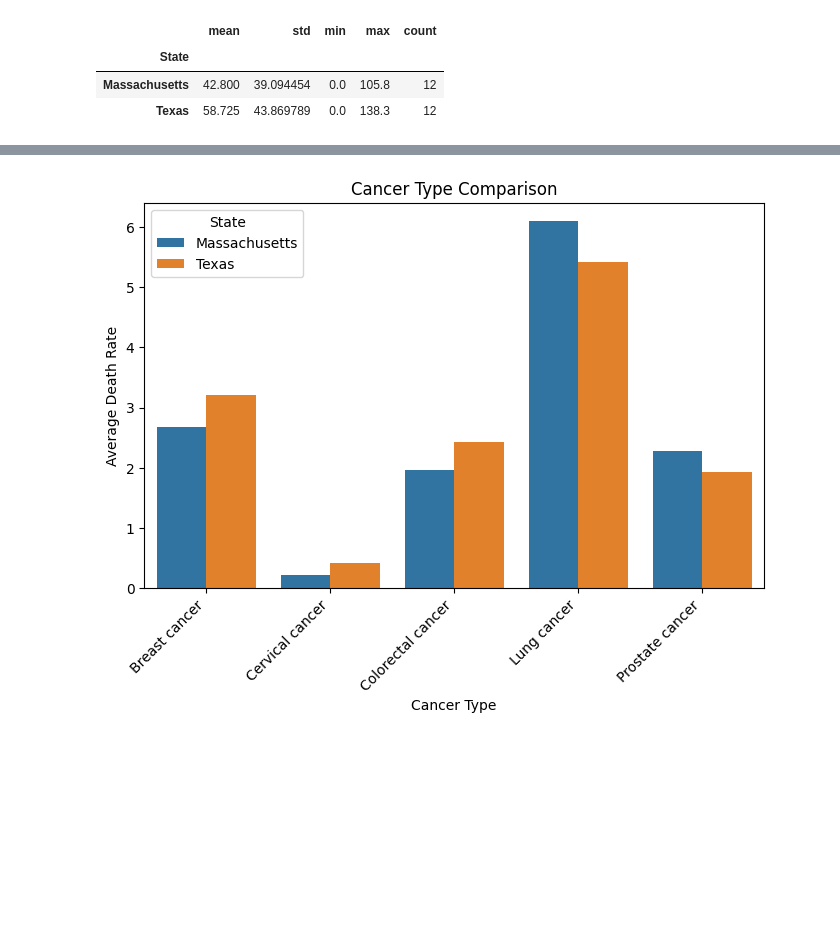
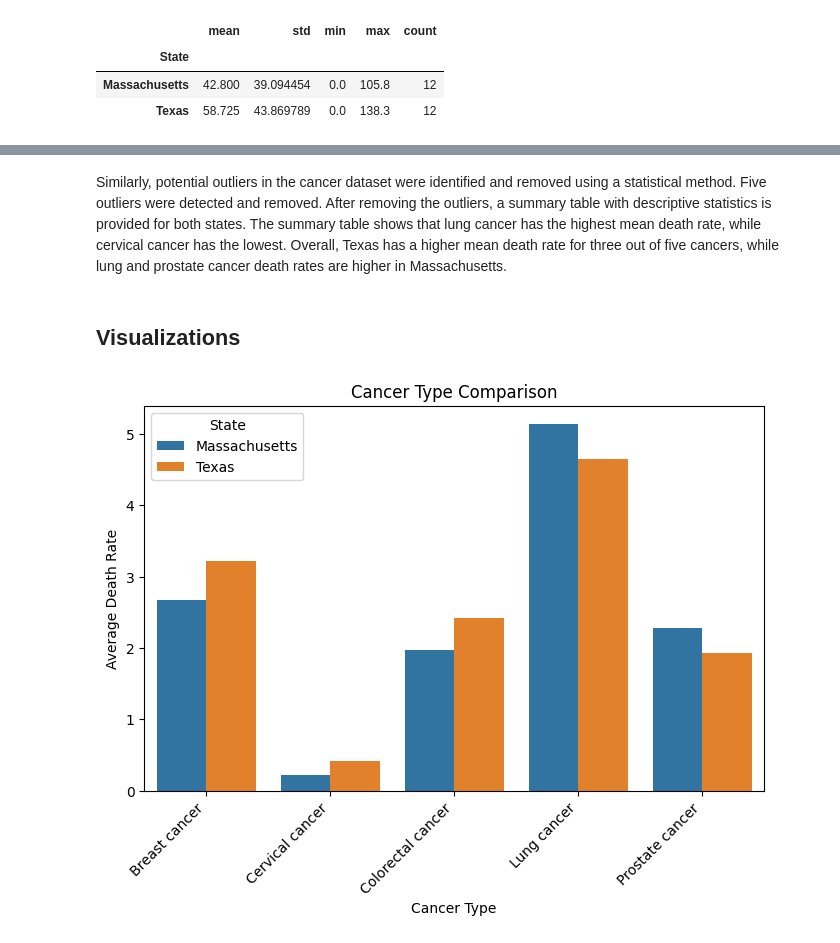
Before and after one commit to Nick-2003/cpsc368_knm_project, a Jupyter notebook: By disease.ipynb, the cells around one changed output, grey strips where cells are left out. Drawn from its saved outputs; the diff is of its cells as text; code cells hidden in the pictures; blank space fills up the shorter version.

```diff
--- a/By disease.ipynb
+++ b/By disease.ipynb
@@ -165,17 +159,21 @@ CANCER.groupby(["State","Type"])["AvgDeathRate"].agg(["mean","std","min","max","
+# %% [markdown]
+Similarly, potential outliers in the cancer dataset were identified and removed using a statistical method. Five outliers were detected and removed. After removing the outliers, a summary table with descriptive statistics is provided for both states. The summary table shows that lung cancer has the highest mean death rate, while cervical cancer has the lowest. Overall, Texas has a higher mean death rate for three out of five cancers, while lung and prostate cancer death rates are higher in Massachusetts.
+# %% [markdown]
+## Visualizations
 # %%
 eda_summary_cancer = CANCER.groupby(['State', 'Type'])['AvgDeathRate'].mean().reset_index()
 
 plt.figure(figsize=(8, 5))
-sns.barplot(data=eda_summary, x='Type', y='AvgDeathRate', hue='State')
+sns.barplot(data=eda_summary_cancer, x='Type', y='AvgDeathRate', hue='State')
 
 plt.xticks(rotation=45, ha='right')
 plt.xlabel('Cancer Type')
 plt.ylabel('Average Death Rate')
 plt.title('Cancer Type Comparison')
 plt.legend(title='State')
 plt.show()
 # %% [output]
-[figure, old version]
+[figure, new version]
 # %%
 plt.figure(figsize=(8, 5))
 sns.boxplot(data=CANCER, x='Type', y='AvgDeathRate', hue='State')
```
Also changed, not shown: parts of 14 cells of this notebook.
